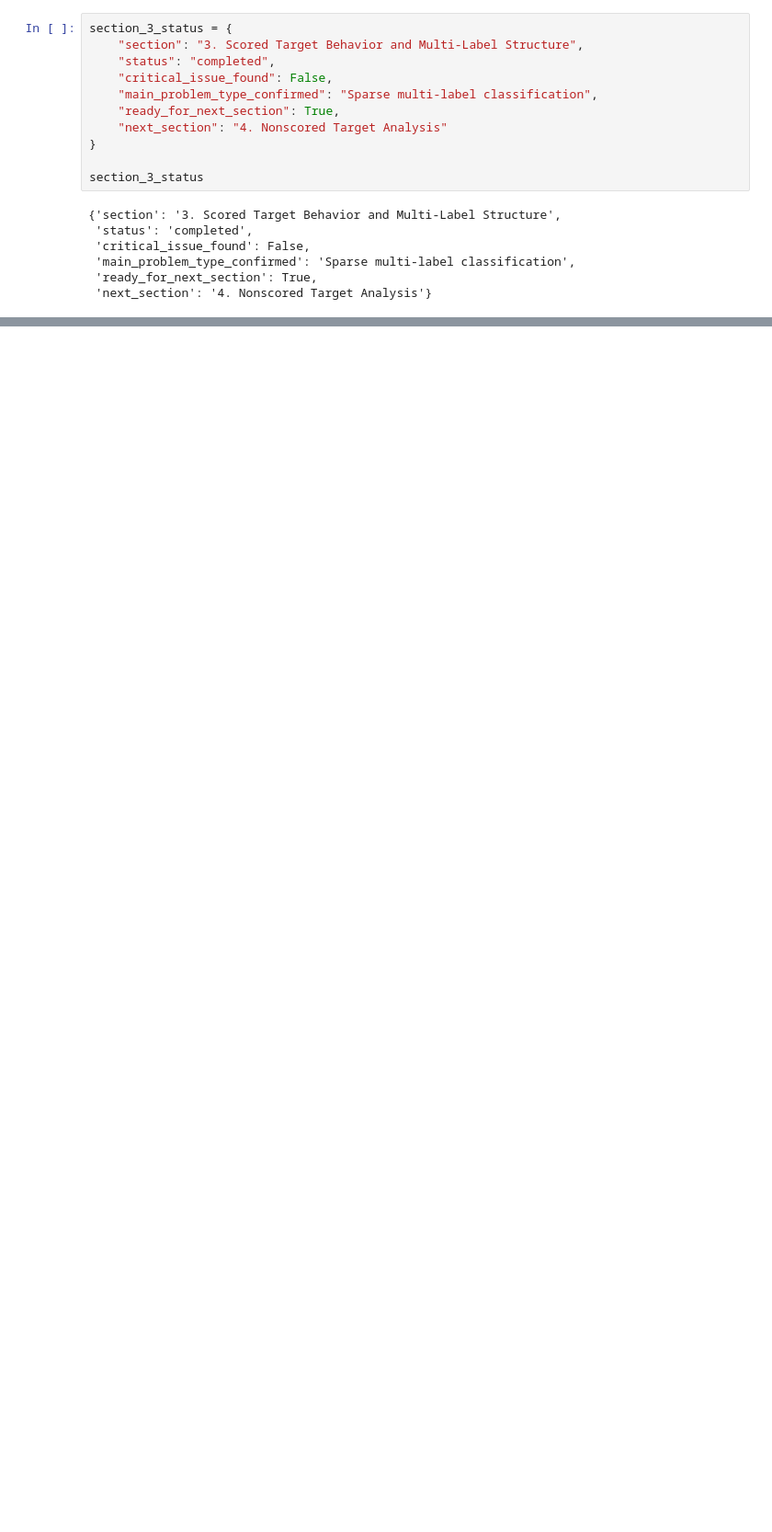
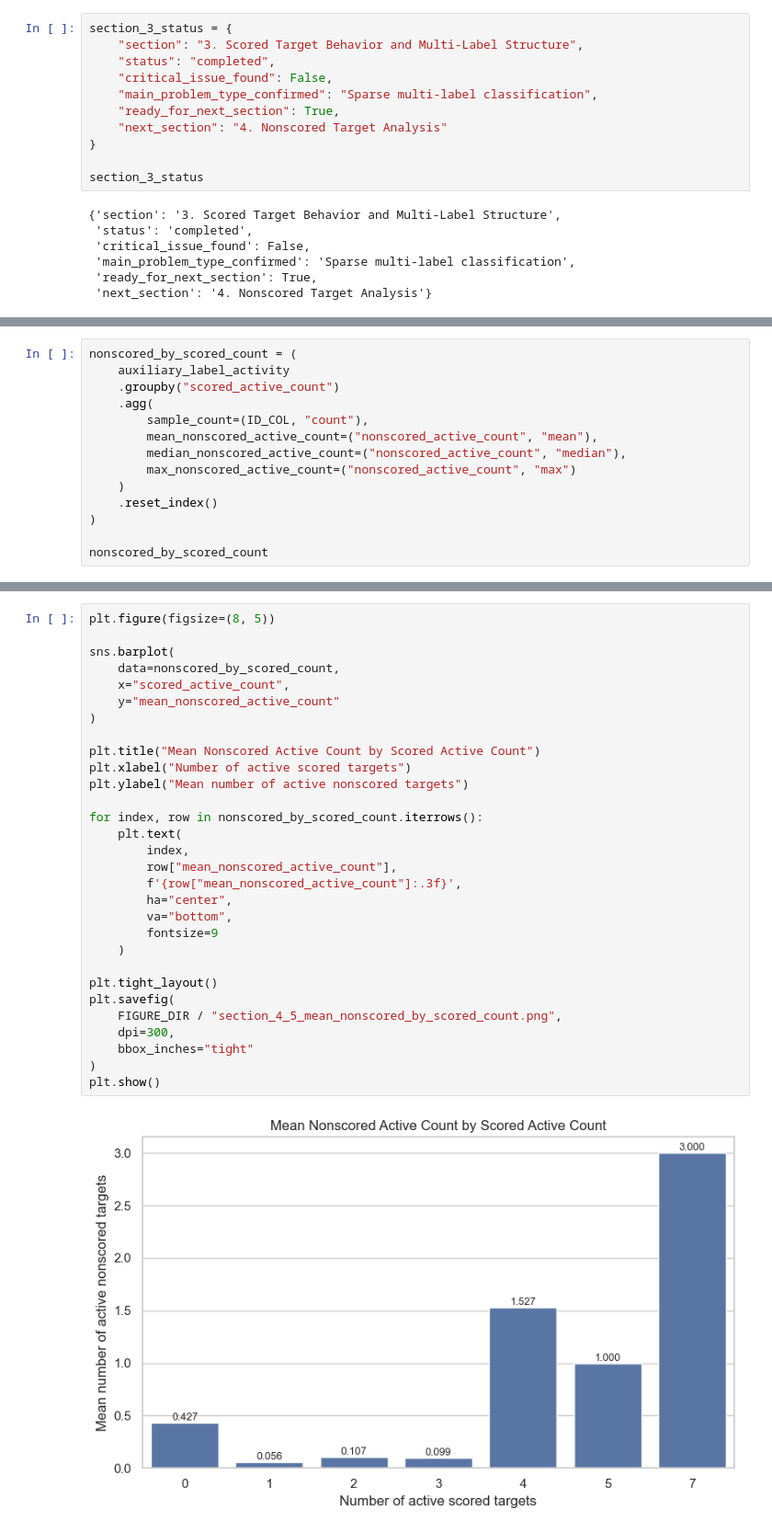
Before and after one commit to kawsar07ahmmed0712-rgb/moa-prediction-drug-response, a Jupyter notebook: notebooks/02_eda.ipynb, the cells around one changed output, grey strips where cells are left out. Shown at 92% size. Saved outputs shown, nothing was run; the diff lists cells and outputs as text; blank space fills up the shorter version.

```diff
--- a/notebooks/02_eda.ipynb
+++ b/notebooks/02_eda.ipynb
@@ -1800,0 +2656,14 @@ section_3_status
+# %%
+nonscored_by_scored_count = (
+    auxiliary_label_activity
+    .groupby("scored_active_count")
+    .agg(
+        sample_count=(ID_COL, "count"),
+        mean_nonscored_active_count=("nonscored_active_count", "mean"),
+        median_nonscored_active_count=("nonscored_active_count", "median"),
+        max_nonscored_active_count=("nonscored_active_count", "max")
+    )
+    .reset_index()
+)
+
+nonscored_by_scored_count
@@ -1800,0 +2685,32 @@ section_3_status
+# %%
+plt.figure(figsize=(8, 5))
+
+sns.barplot(
+    data=nonscored_by_scored_count,
+    x="scored_active_count",
+    y="mean_nonscored_active_count"
+)
+
+plt.title("Mean Nonscored Active Count by Scored Active Count")
+plt.xlabel("Number of active scored targets")
+plt.ylabel("Mean number of active nonscored targets")
+
+for index, row in nonscored_by_scored_count.iterrows():
+    plt.text(
+        index,
+        row["mean_nonscored_active_count"],
+        f'{row["mean_nonscored_active_count"]:.3f}',
+        ha="center",
+        va="bottom",
+        fontsize=9
+    )
+
+plt.tight_layout()
+plt.savefig(
+    FIGURE_DIR / "section_4_5_mean_nonscored_by_scored_count.png",
+    dpi=300,
+    bbox_inches="tight"
+)
+plt.show()
+# %% [output]
+[figure, added]
```
Also changed, not shown: parts of 57 cells of this notebook, 2 other files.
